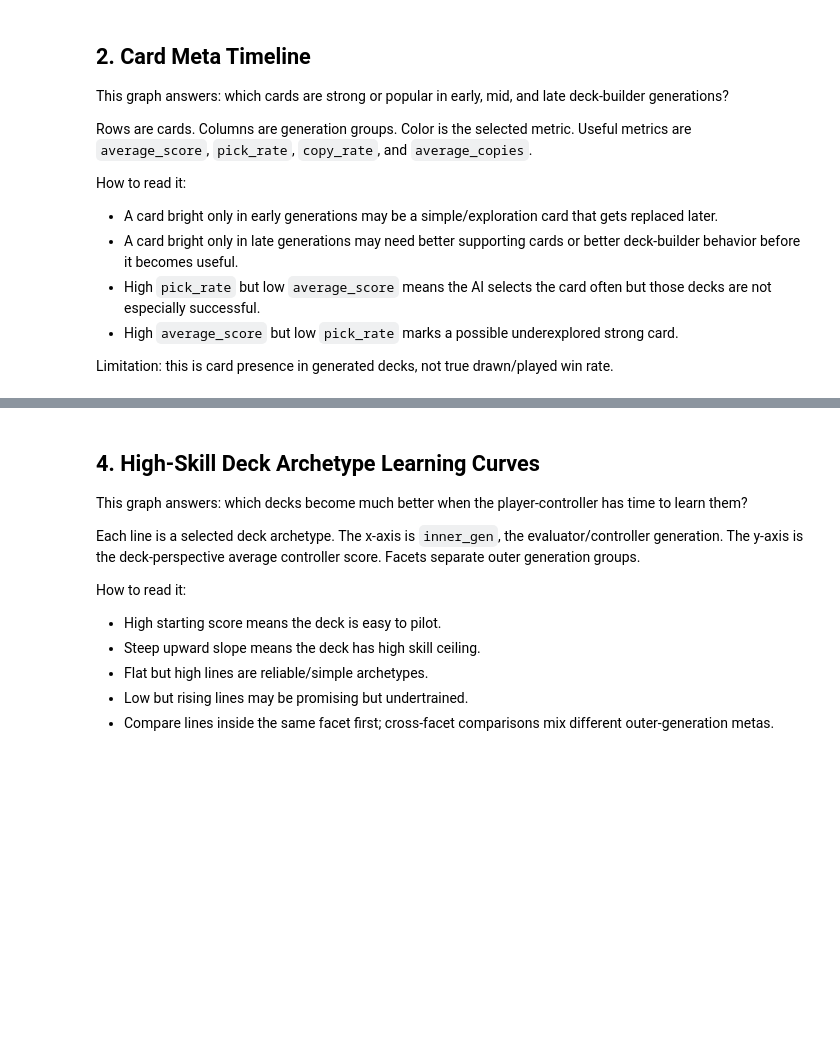
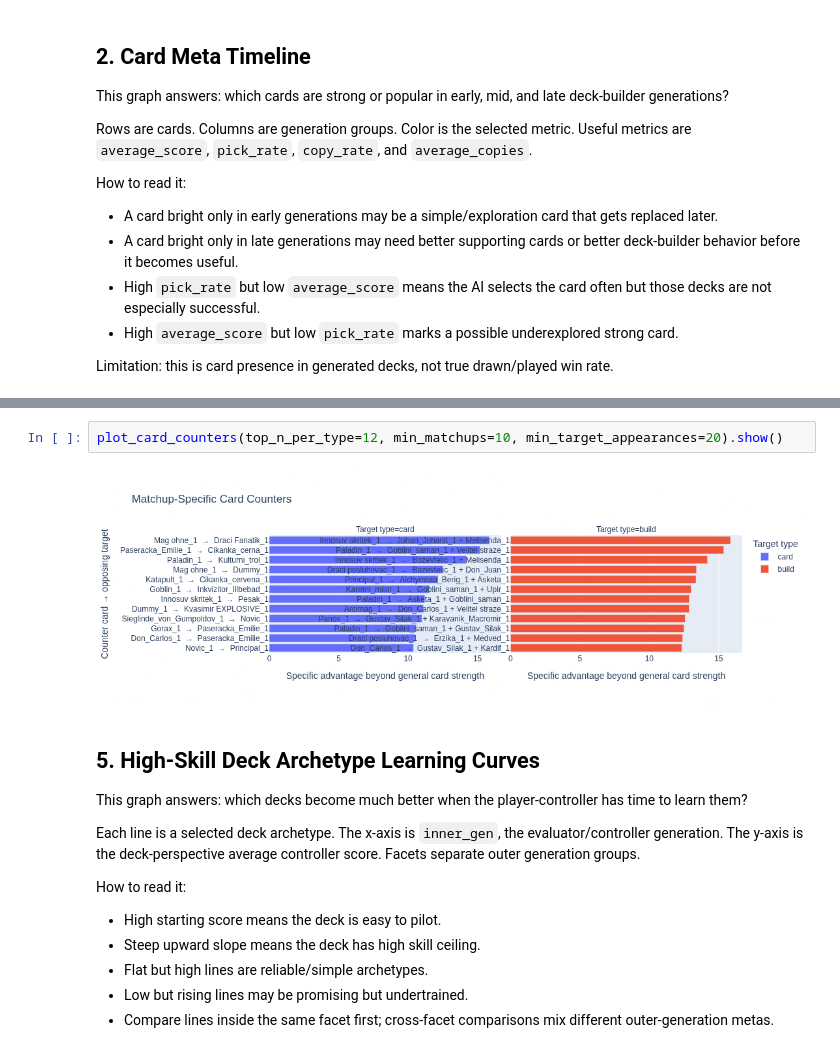
Before and after one commit to Electro-Lite/Draci_zvesti_python, a Jupyter notebook: neat_ai/analysis/notebooks/insight_charts.ipynb, the cells around one changed output, grey strips where cells are left out. Drawn from its saved outputs; the diff is of its cells as text; blank space fills up the shorter version.

```diff
--- a/neat_ai/analysis/notebooks/insight_charts.ipynb
+++ b/neat_ai/analysis/notebooks/insight_charts.ipynb
@@ -90,5 +106,9 @@ plot_card_pair_synergy_timeline(group_count=3, top_n_per_group=8, min_appearance
+# %%
+plot_card_counters(top_n_per_type=12, min_matchups=10, min_target_appearances=20).show()
+# %% [output]
+[figure, added]
 # %% [markdown]
-## 4. High-Skill Deck Archetype Learning Curves
+## 5. High-Skill Deck Archetype Learning Curves
 
 This graph answers: which decks become much better when the player-controller has time to learn them?
 
```
Also changed, not shown: parts of 9 cells of this notebook, 41 other files.
